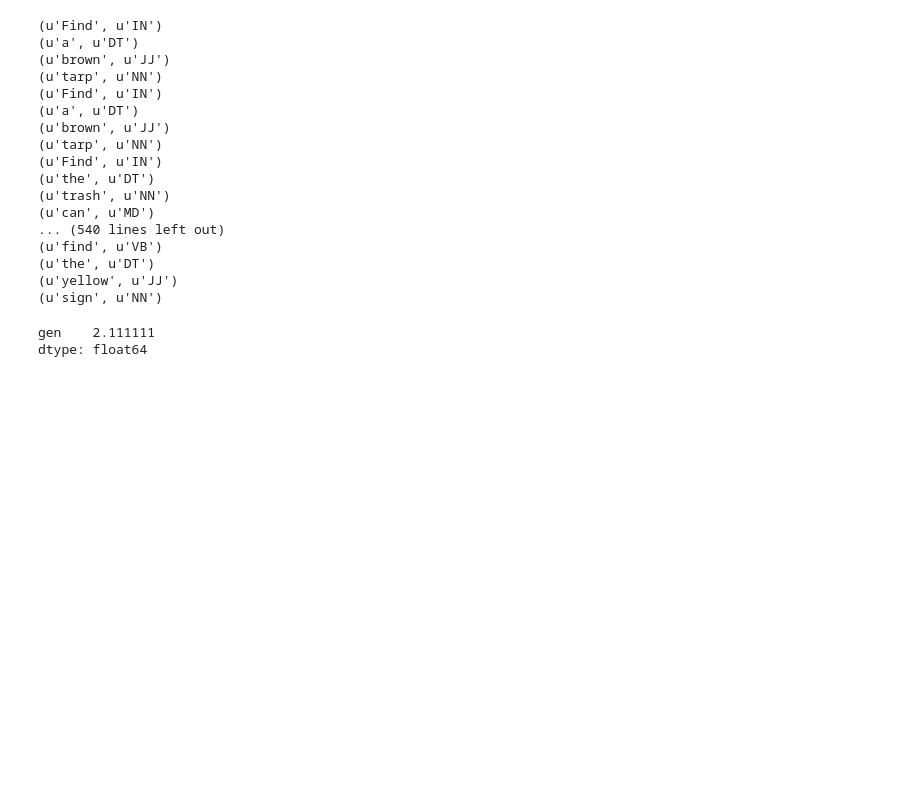
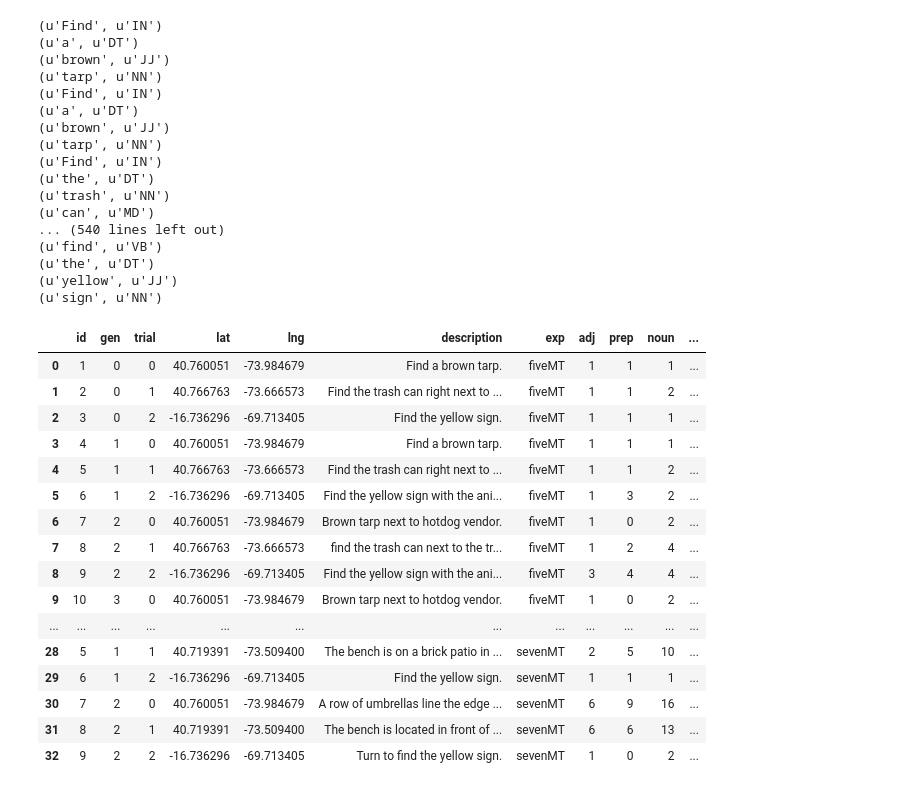
Before and after one commit to brian-ho/cs279-final-project, a Jupyter notebook: Description syntax.ipynb, the cells around one changed output. Saved outputs shown, nothing was run; the diff lists cells and outputs as text; code cells hidden in the pictures; blank space fills up the shorter version.

```diff
--- a/Description syntax.ipynb
+++ b/Description syntax.ipynb
@@ -91,13 +94,3 @@ df = all_descrip.apply(analyze_description, axis = 1)
 (u'sign', u'NN')
 # %%
 df.to_csv('descriptions_syntax.csv')
-# %%
-Y = df.prep
-X = df.gen
-#X = sm.add_constant(X)
-model = sm.OLS(Y,X)
-results = model.fit()
-print results.params
-# %% [output]
-gen    2.111111
-dtype: float64
@@ -103,0 +108,20 @@ dtype: float64
+# %%
+df
+# %% [output]
+|  | id | gen | trial | lat | lng | description | exp | adj | prep | noun | ... |
+| 0 | 1 | 0 | 0 | 40.760051 | -73.984679 | Find a brown tarp. | fiveMT | 1 | 1 | 1 | ... |
+| 1 | 2 | 0 | 1 | 40.766763 | -73.666573 | Find the trash can right next to ... | fiveMT | 1 | 1 | 2 | ... |
+| 2 | 3 | 0 | 2 | -16.736296 | -69.713405 | Find the yellow sign. | fiveMT | 1 | 1 | 1 | ... |
+| 3 | 4 | 1 | 0 | 40.760051 | -73.984679 | Find a brown tarp. | fiveMT | 1 | 1 | 1 | ... |
+| 4 | 5 | 1 | 1 | 40.766763 | -73.666573 | Find the trash can right next to ... | fiveMT | 1 | 1 | 2 | ... |
+| 5 | 6 | 1 | 2 | -16.736296 | -69.713405 | Find the yellow sign with the ani... | fiveMT | 1 | 3 | 2 | ... |
+| 6 | 7 | 2 | 0 | 40.760051 | -73.984679 | Brown tarp next to hotdog vendor. | fiveMT | 1 | 0 | 2 | ... |
+| 7 | 8 | 2 | 1 | 40.766763 | -73.666573 | find the trash can next to the tr... | fiveMT | 1 | 2 | 4 | ... |
+| 8 | 9 | 2 | 2 | -16.736296 | -69.713405 | Find the yellow sign with the ani... | fiveMT | 3 | 4 | 4 | ... |
+| 9 | 10 | 3 | 0 | 40.760051 | -73.984679 | Brown tarp next to hotdog vendor. | fiveMT | 1 | 0 | 2 | ... |
+| ... | ... | ... | ... | ... | ... | ... | ... | ... | ... | ... | ... |
+| 28 | 5 | 1 | 1 | 40.719391 | -73.509400 | The bench is on a brick patio in ... | sevenMT | 2 | 5 | 10 | ... |
+| 29 | 6 | 1 | 2 | -16.736296 | -69.713405 | Find the yellow sign. | sevenMT | 1 | 1 | 1 | ... |
+| 30 | 7 | 2 | 0 | 40.760051 | -73.984679 | A row of umbrellas line the edge ... | sevenMT | 6 | 9 | 16 | ... |
+| 31 | 8 | 2 | 1 | 40.719391 | -73.509400 | The bench is located in front of ... | sevenMT | 6 | 6 | 13 | ... |
+| 32 | 9 | 2 | 2 | -16.736296 | -69.713405 | Turn to find the yellow sign. | sevenMT | 1 | 0 | 2 | ... |
```
Also changed, not shown: parts of 5 cells of this notebook, 1 other file.
